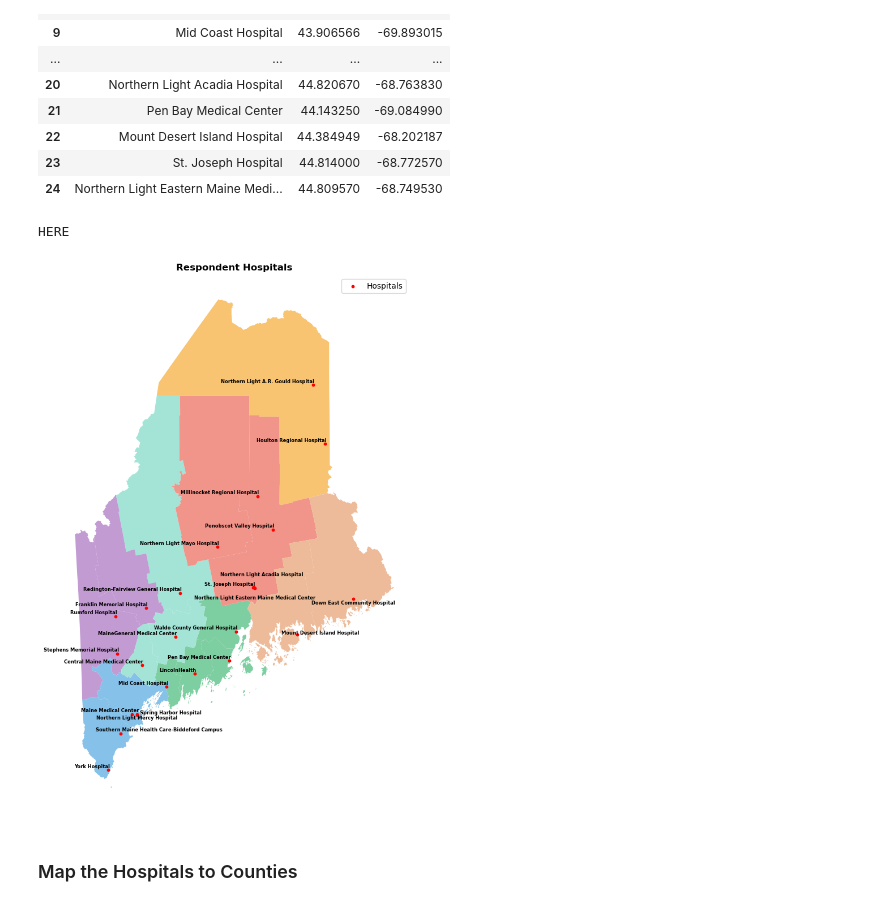
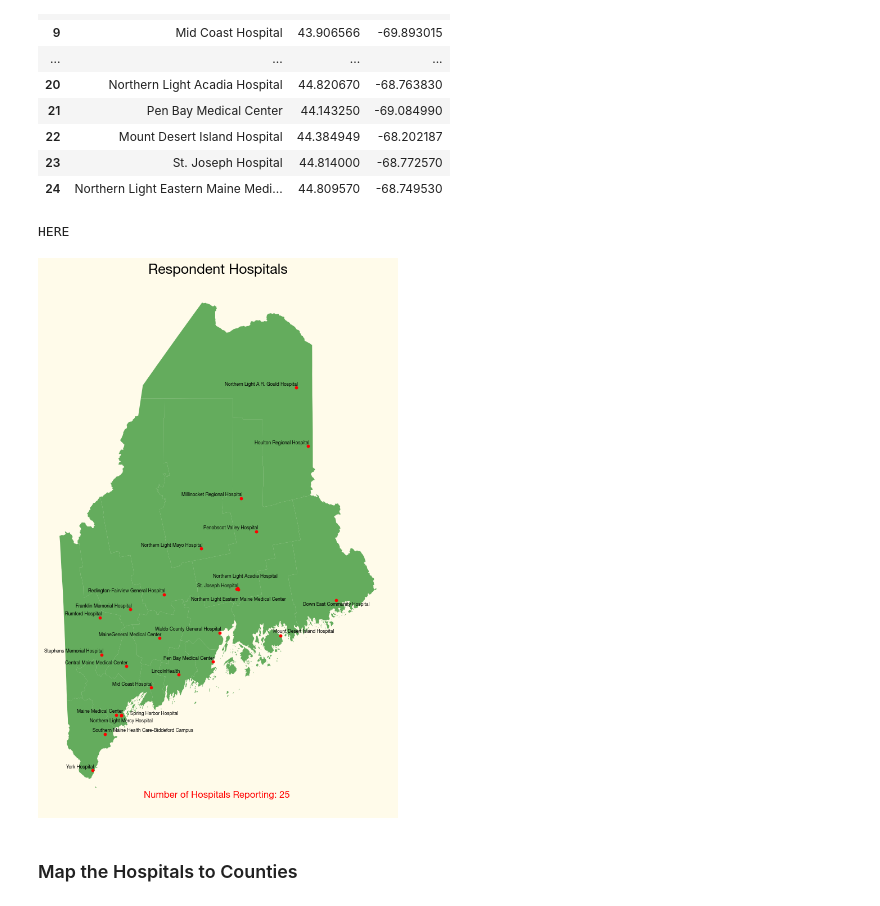
Before and after one commit to nfarrell011/patient-throughput, a Jupyter notebook: analyses/maps_geopandas.ipynb, the cells around one changed output. Drawn from its saved outputs; the diff is of its cells as text; code cells hidden in the pictures.

```diff
--- a/analyses/maps_geopandas.ipynb
+++ b/analyses/maps_geopandas.ipynb
@@ -181,15 +315,18 @@ geolocator = Nominatim(user_agent = "my_geocoder")
 
 lat_long_mapping_list = []
 for name, address in zip(names, addresses):
-    location = geolocator.geocode(address)
-    if location != None:
-        lat_long_mapping_list.append({
-                                "hospital_name": name,
-                                "lat": location.latitude,
-                                "long": location.longitude
-                                    })
+    try:
+        location = geolocator.geocode(address)
+        if location != None:
+            lat_long_mapping_list.append({
+                                    "hospital_name": name,
+                                    "lat": location.latitude,
+                                    "long": location.longitude
+                                        })
 
-    else:
+        else:
+            print(f"Location NOT found for {name}")
+    except Exception as e:
         print(f"Location NOT found for {name}")
 # %% [output]
 Location NOT found for Northern Light Acadia Hospital
@@ -258,53 +395,63 @@ hospital_gdf = gpd.GeoDataFrame(
 # %%
 # Reproject hospital_gdf to match the CRS of maine_counties
 hospital_gdf = hospital_gdf.to_crs(maine_counties.crs)
+num_reporting = hospital_gdf.shape[0]
 
 # Plot the regions
 fig, ax = plt.subplots(figsize=(8, 13))
-maine_counties.plot(column='region',
-                    color=maine_counties["color"],
+maine_counties.plot(color="forestgreen",
                     legend=True,
-                    ax=ax)
+                    ax=ax,
+                    alpha = 0.7)
 
 # Overlay the hospitals locations
 hospital_gdf.plot(ax=ax, color='red', marker='o', label='Hospitals', markersize= 10)
 
-# Add hospital names; adjusting alignment
+# Add hospital names; adjusting alignment of some
 for x, y, label in zip(hospital_gdf.geometry.x, hospital_gdf.geometry.y, hospital_gdf['hospital_name']):
 
     if label == "Northern Light Acadia Hospital":
-        ax.text(x + 0.1, y + 0.1, label, fontsize=6, weight="bold", ha='center', color='black')  # Slightly shift to the right and up
+        ax.text(x + 0.1, y + 0.1, label, fontsize=6, weight="bold", ha='center', color='black')
 
     elif label == "Northern Light Eastern Maine Medical Center":
-        ax.text(x, y - 0.1, label, fontsize=6, weight="bold", ha='center', color='black')  # Shift down
+        ax.text(x, y - 0.1, label, fontsize=6, weight="bold", ha='center', color='black')
 
     elif label == "Down East Community Hospital":
-        ax.text(x, y - 0.05, label, fontsize=6, weight="bold", ha='center', color='black')  # Shift slightly down
+        ax.text(x, y - 0.05, label, fontsize=6, weight="bold", ha='center', color='black')
 
     elif label == "Northern Light Mercy Hospital":
-        ax.text(x, y - 0.04, label, fontsize=6, weight="bold", ha='center', color='black')  # Shift slightly down
+        ax.text(x, y - 0.06, label, fontsize=6, weight="bold", ha='center', color='black')
 
     elif label == "Spring Harbor Hospital":
-        ax.text(x + 0.5, y, label, fontsize=6, weight="bold", ha='center', color='black')  # Shift slightly right
+        ax.text(x + 0.5, y, label, fontsize=6, weight="bold", ha='center', color='black')
 
     elif label == "Mount Desert Island Hospital":
-        ax.text(x + 0.3, y, label, fontsize=6, weight="bold", ha='center', color='black')  # Shift slightly right
+        ax.text(x + 0.3, y + 0.03, label, fontsize=6, weight="bold", ha='center', color='black')
 
     elif label == "Southern Maine Health Care-Biddeford Campus":
         print("HERE")
-        ax.text(x + 0.5, y + 0.02, label, fontsize=6, weight="bold", ha='center', color='black')  # Shift slightly right
+        ax.text(x + 0.5, y + 0.02, label, fontsize=6, weight="bold", ha='center', color='black')
     else:
-        ax.text(x + 0.02, y + 0.02, label, fontsize=6, weight="bold", ha='right', color='black')
+        ax.text(x + 0.02, y + 0.02, label, fontsize=6, weight = 'bold', ha='right', color='black')
+
+# Add the grand total to the bottom
+fig.text(
+            0.51, 0.15,
+            f"Number of Hospitals Reporting: {num_reporting}",
+            ha = "center",
+            fontsize = 12,
+            color="red",
+            weight="bold"
+        )
 
 # Legend and title
 plt.title("Respondent Hospitals", weight="bold")
-ax.legend()
 ax.axis("off")
 fig.savefig("../figs/hospital_locations.png", dpi = 300, bbox_inches="tight")
 plt.show();
 # %% [output]
 HERE
-[figure, old version]
+[figure, new version]
 # %% [markdown]
 ### Map the Hospitals to Counties
 # %%
```
Also changed, not shown: parts of 56 cells of this notebook, 9 other files.
